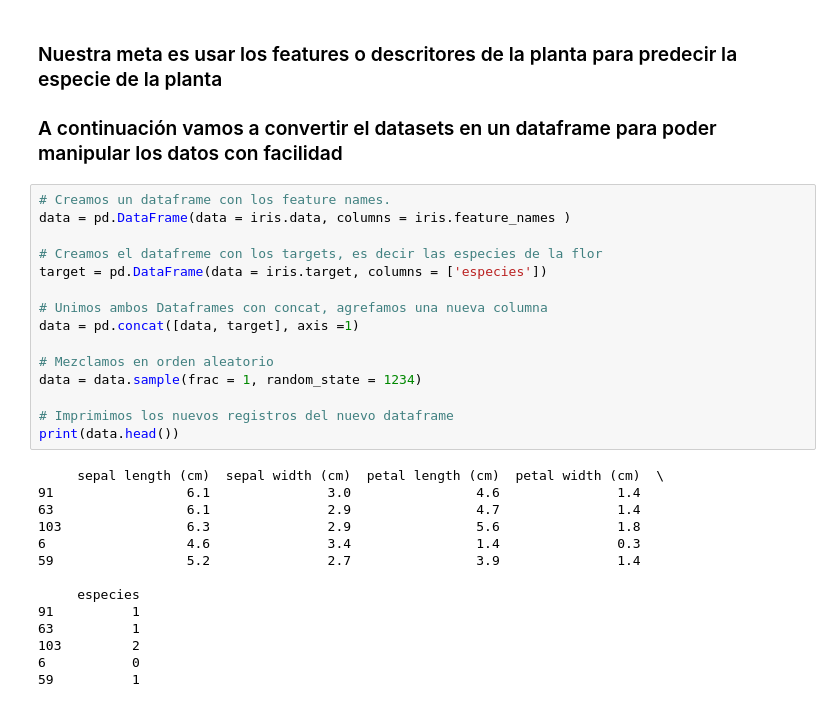
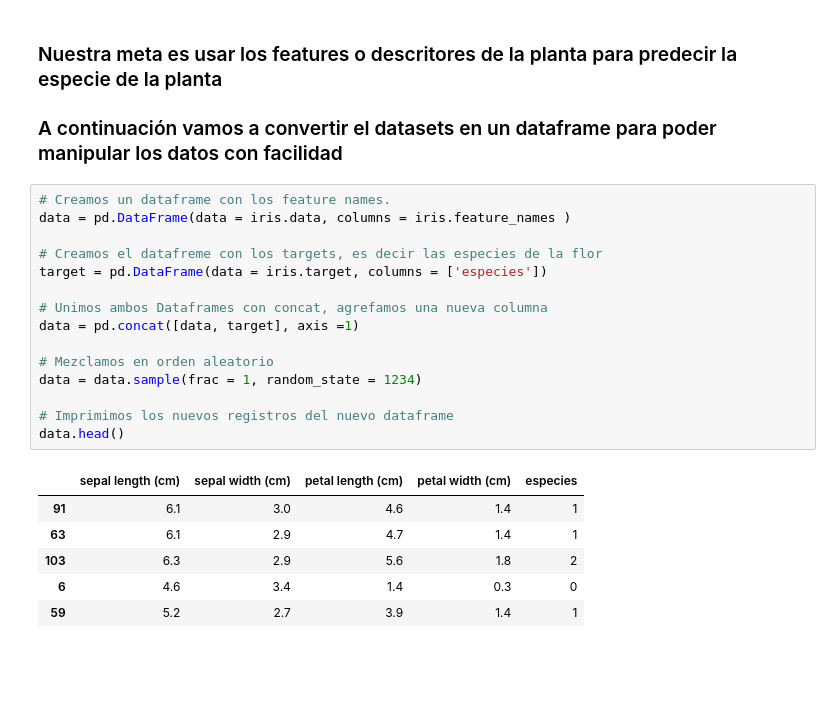
Before and after one commit to RichardSailema/Machine_learning-applied-to-Iris, a Jupyter notebook: Machine-learnig-models-applied-to-Iris_Dataset.ipynb, the cells around one changed output. Drawn from its saved outputs; the diff is of its cells as text; blank space fills up the shorter version.

```diff
--- a/Machine-learnig-models-applied-to-Iris_Dataset.ipynb
+++ b/Machine-learnig-models-applied-to-Iris_Dataset.ipynb
@@ -99,29 +99,22 @@ Estos son los nombres la salida o target:  ['setosa' 'versicolor' 'virginica']
 # %%
 # Creamos un dataframe con los feature names.
 data = pd.DataFrame(data = iris.data, columns = iris.feature_names )
 
 # Creamos el datafreme con los targets, es decir las especies de la flor
 target = pd.DataFrame(data = iris.target, columns = ['especies'])
 
 # Unimos ambos Dataframes con concat, agrefamos una nueva columna
 data = pd.concat([data, target], axis =1)
 
 # Mezclamos en orden aleatorio
 data = data.sample(frac = 1, random_state = 1234)
 
 # Imprimimos los nuevos registros del nuevo dataframe
-print(data.head())
+data.head()
 # %% [output]
-     sepal length (cm)  sepal width (cm)  petal length (cm)  petal width (cm)  \
-91                 6.1               3.0                4.6               1.4
-63                 6.1               2.9                4.7               1.4
-103                6.3               2.9                5.6               1.8
-6                  4.6               3.4                1.4               0.3
-59                 5.2               2.7                3.9               1.4
-
-     especies
-91          1
-63          1
-103         2
-6           0
-59          1
+|  | sepal length (cm) | sepal width (cm) | petal length (cm) | petal width (cm) | especies |
+| 91 | 6.1 | 3.0 | 4.6 | 1.4 | 1 |
+| 63 | 6.1 | 2.9 | 4.7 | 1.4 | 1 |
+| 103 | 6.3 | 2.9 | 5.6 | 1.8 | 2 |
+| 6 | 4.6 | 3.4 | 1.4 | 0.3 | 0 |
+| 59 | 5.2 | 2.7 | 3.9 | 1.4 | 1 |
```
Also changed, not shown: parts of 13 cells of this notebook.
